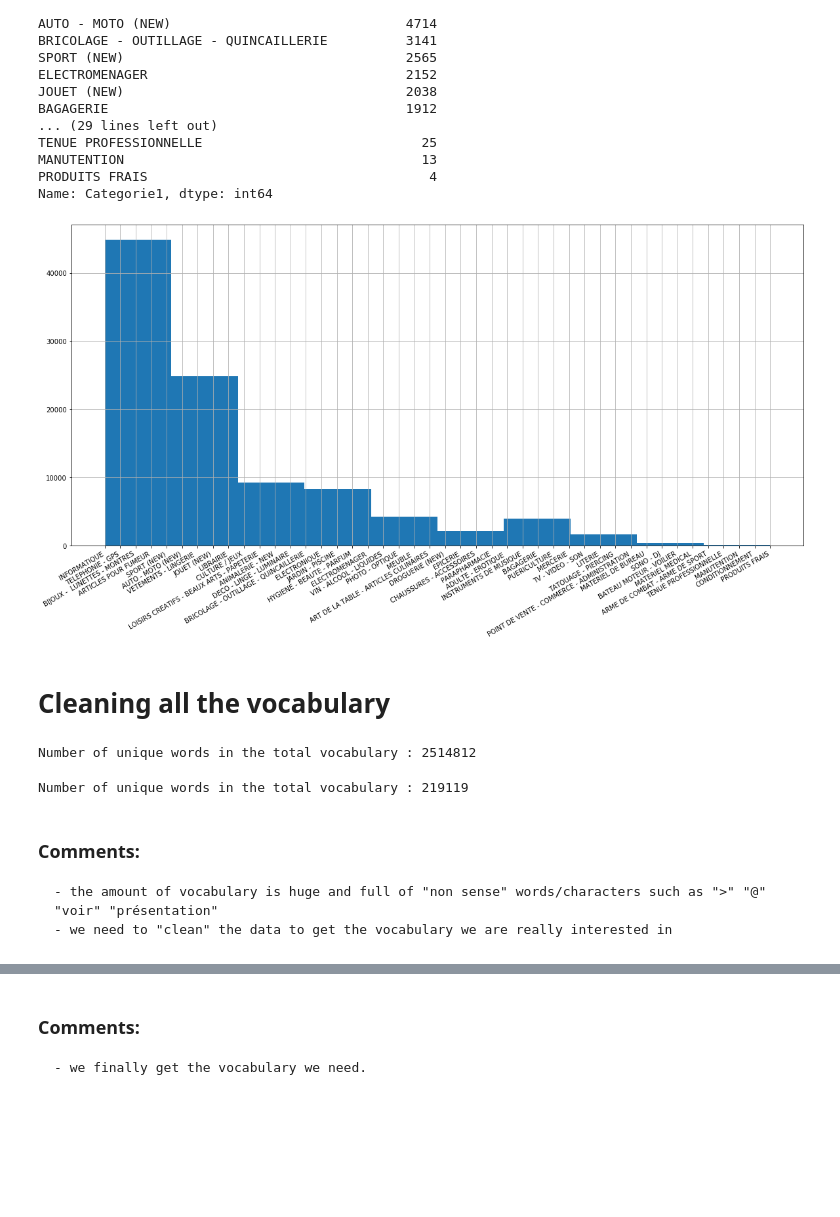
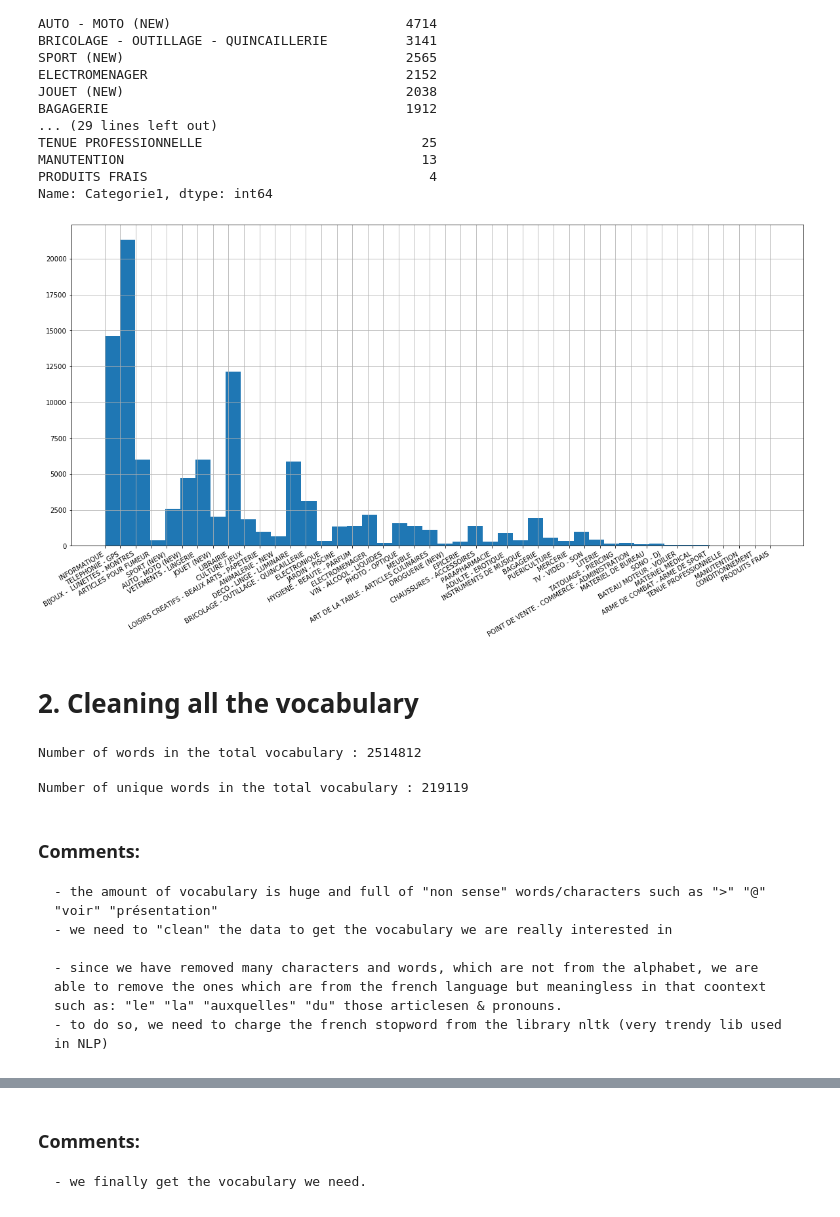
Before and after one commit to bguillouet/2020_4A_TEXTE, a Jupyter notebook: Preprocess_Cleaning.ipynb, the cells around one changed output, grey strips where cells are left out. Saved outputs shown, nothing was run; the diff lists cells and outputs as text; code cells hidden in the pictures; blank space fills up the shorter version.

Commit message:
fonction cleaning

```diff
--- a/Preprocess_Cleaning.ipynb
+++ b/Preprocess_Cleaning.ipynb
@@ -80,12 +82,12 @@ PRODUITS FRAIS                                    4
 Name: Categorie1, dtype: int64
 # %%
 fig=plt.figure(figsize=(20,10))
-data['Categorie1'].hist(bins=10)
+data['Categorie1'].hist(bins=44)
 fig.autofmt_xdate()
 # %% [output]
-[figure, old version]
+[figure, new version]
 # %% [markdown]
-# Cleaning all the vocabulary
+# 2. Cleaning all the vocabulary
 # %%
 #creating a big string and add each description
 voca = ""
@@ -95,9 +97,9 @@ for k in range(nb_line):
     voca += des
 # %%
 #print the number of words in the total vocabulary
-print("Number of unique words in the total vocabulary :" ,len(voca.split(" ")))
+print("Number of words in the total vocabulary :" ,len(voca.split(" ")))
 # %% [output]
-Number of unique words in the total vocabulary : 2514812
+Number of words in the total vocabulary : 2514812
 # %%
 #print the number of unique words in the total vocabulary
 #thanks the split to separate each word
@@ -110,3 +112,6 @@ Number of unique words in the total vocabulary : 219119
 ### Comments:
     - the amount of vocabulary is huge and full of "non sense" words/characters such as ">" "@" "voir" "présentation"
     - we need to "clean" the data to get the vocabulary we are really interested in
+
+    - since we have removed many characters and words, which are not from the alphabet, we are able to remove the ones which are from the french language but meaningless in that coontext such as: "le" "la" "auxquelles" "du" those articlesen & pronouns.
+    - to do so, we need to charge the french stopword from the library nltk (very trendy lib used in NLP)
```
Also changed, not shown: parts of 45 cells of this notebook.
